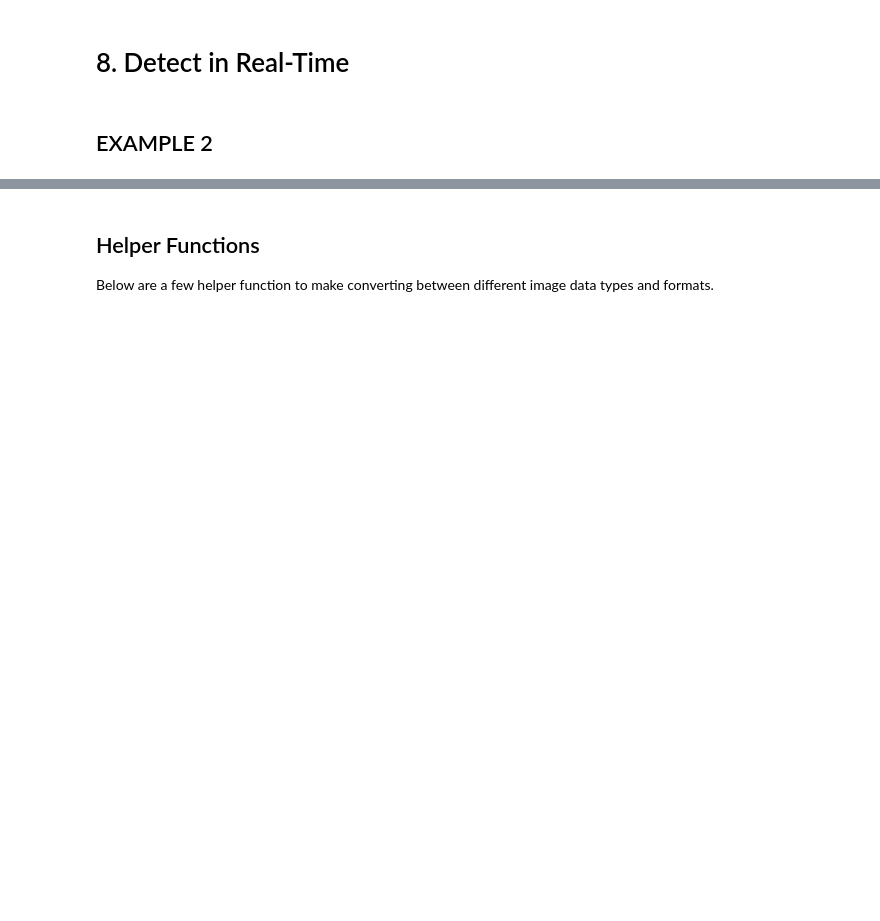
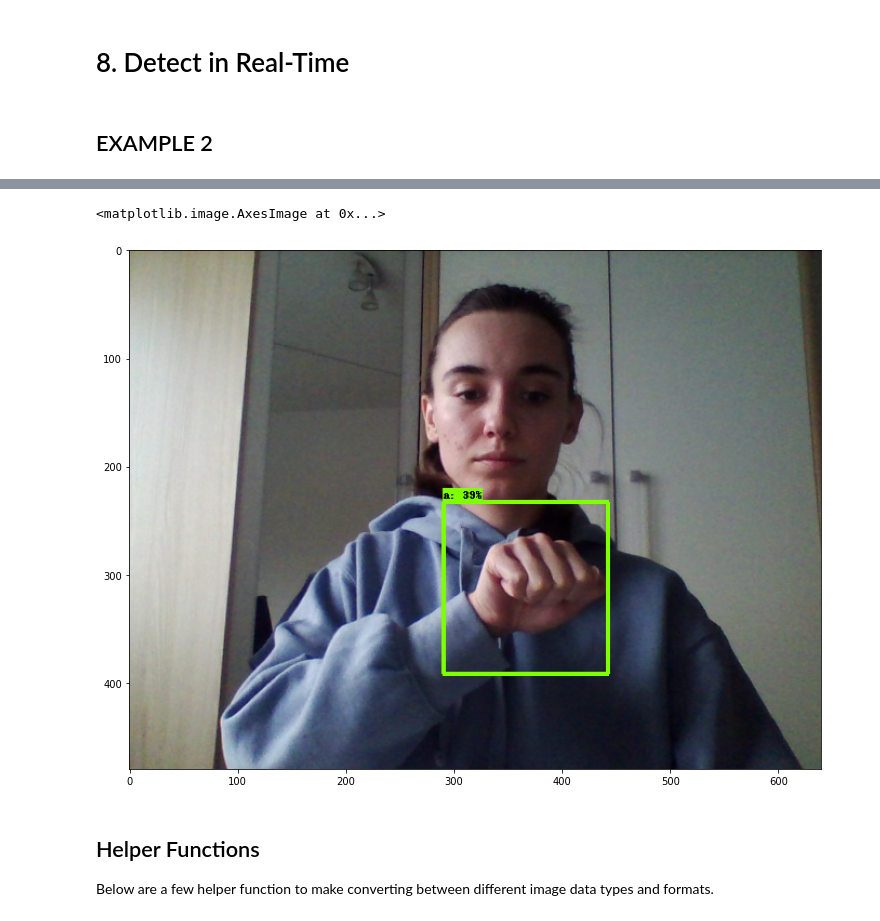
Before and after one commit to risto-trajanov/real-time-sign-language-recognition-macedonian, a Jupyter notebook: predictions.ipynb, the cells around one changed output, grey strips where cells are left out. Cells and saved outputs as stored; diff of their text form; code cells hidden in the pictures; blank space fills up the shorter version.

```diff
--- a/predictions.ipynb
+++ b/predictions.ipynb
@@ -203,6 +210,7 @@ from six import BytesIO
 import matplotlib
 import matplotlib.pyplot as plt
 from PIL import Image, ImageDraw, ImageFont
+from PIL import Image as ImagePIL
 
 import tensorflow as tf
 from object_detection.utils import ops as utils_ops
@@ -226,7 +234,7 @@ def load_image_into_numpy_array(path):
     uint8 numpy array with shape (img_height, img_width, 3)
   """
   img_data = tf.io.gfile.GFile(path, 'rb').read()
-  image = Image.open(BytesIO(img_data))
+  image = ImagePIL.open(BytesIO(img_data))
   (im_width, im_height) = image.size
   return np.array(image.getdata()).reshape(
       (im_height, im_width, 3)).astype(np.uint8)
@@ -265,31 +273,34 @@ def run_inference_for_single_image(image):
 
   return output_dict
 # %%
-image_path = imgs[2]
+image_path = imgs[1]
 image_np = load_image_into_numpy_array(image_path)
 #print(image_np)
 input_tensor = np.expand_dims(image_np, 0)
 start_time = time.time()
 detections = detect_fn(input_tensor)
 end_time = time.time()
 # elapsed.append(end_time - start_time)
 #print(detections['detection_scores'])
 
 plt.rcParams['figure.figsize'] = [42, 21]
 label_id_offset = 1
 image_np_with_detections = image_np.copy()
 viz_utils.visualize_boxes_and_labels_on_image_array(
       image_np_with_detections,
       detections['detection_boxes'][0].numpy(),
       detections['detection_classes'][0].numpy().astype(np.int32),
       detections['detection_scores'][0].numpy(),
       category_index,
       use_normalized_coordinates=True,
-      max_boxes_to_draw=3,
-      min_score_thresh=.50,
+      max_boxes_to_draw=1,
+      min_score_thresh=.30,
       agnostic_mode=False)
 plt.subplot(2, 1, 0+1)
 plt.imshow(image_np_with_detections)
+# %% [output]
+<matplotlib.image.AxesImage at 0x...>
+[figure, added]
 # %%
 def make_predictions(image_path):
   image_np = load_image_into_numpy_array(image_path)
```
Also changed, not shown: parts of 11 cells of this notebook, 1 other file.
